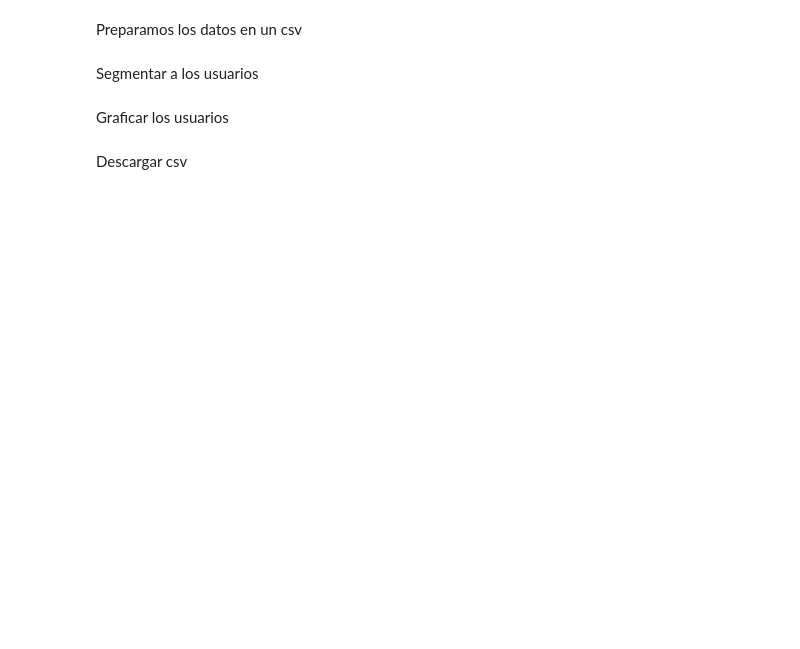
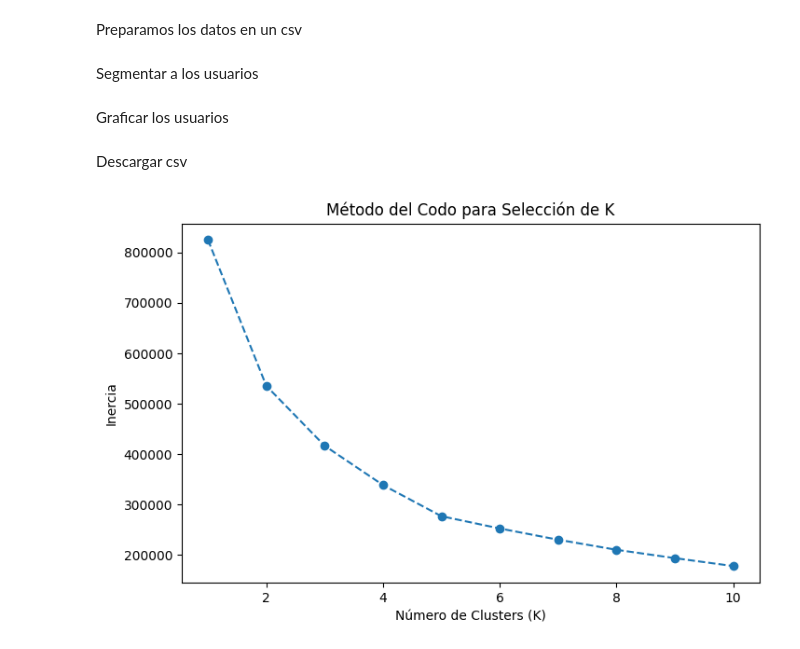
Before and after one commit to JoanPetitBa/Proyecto4---Recommendation, a Jupyter notebook: data_analitics2.ipynb, the cells around one changed output. Drawn from its saved outputs; the diff is of its cells as text; code cells hidden in the pictures; blank space fills up the shorter version.

Commit message:
Actual state

```diff
--- a/data_analitics2.ipynb
+++ b/data_analitics2.ipynb
@@ -215,3 +227,28 @@ Segmentar a los usuarios
 Graficar los usuarios
 # %% [markdown]
 Descargar csv
+# %%
+from sklearn.cluster import KMeans
+from sklearn.preprocessing import StandardScaler
+
+df_users_data = pd.read_csv('data/user_orders_data.csv')
+
+scaler = StandardScaler()
+data_scaled = scaler.fit_transform(df_users_data)
+# %%
+inertia = []
+K_range = range(1, 11)
+
+for k in K_range:
+    kmeans = KMeans(n_clusters=k, random_state=42, n_init=10)
+    kmeans.fit(data_scaled)
+    inertia.append(kmeans.inertia_)
+
+plt.figure(figsize=(8, 5))
+plt.plot(K_range, inertia, marker='o', linestyle='--')
+plt.xlabel('Número de Clusters (K)')
+plt.ylabel('Inercia')
+plt.title('Método del Codo para Selección de K')
+plt.show()
+# %% [output]
+[figure, added]
```
Also changed, not shown: parts of 9 cells of this notebook, 1 other file.
